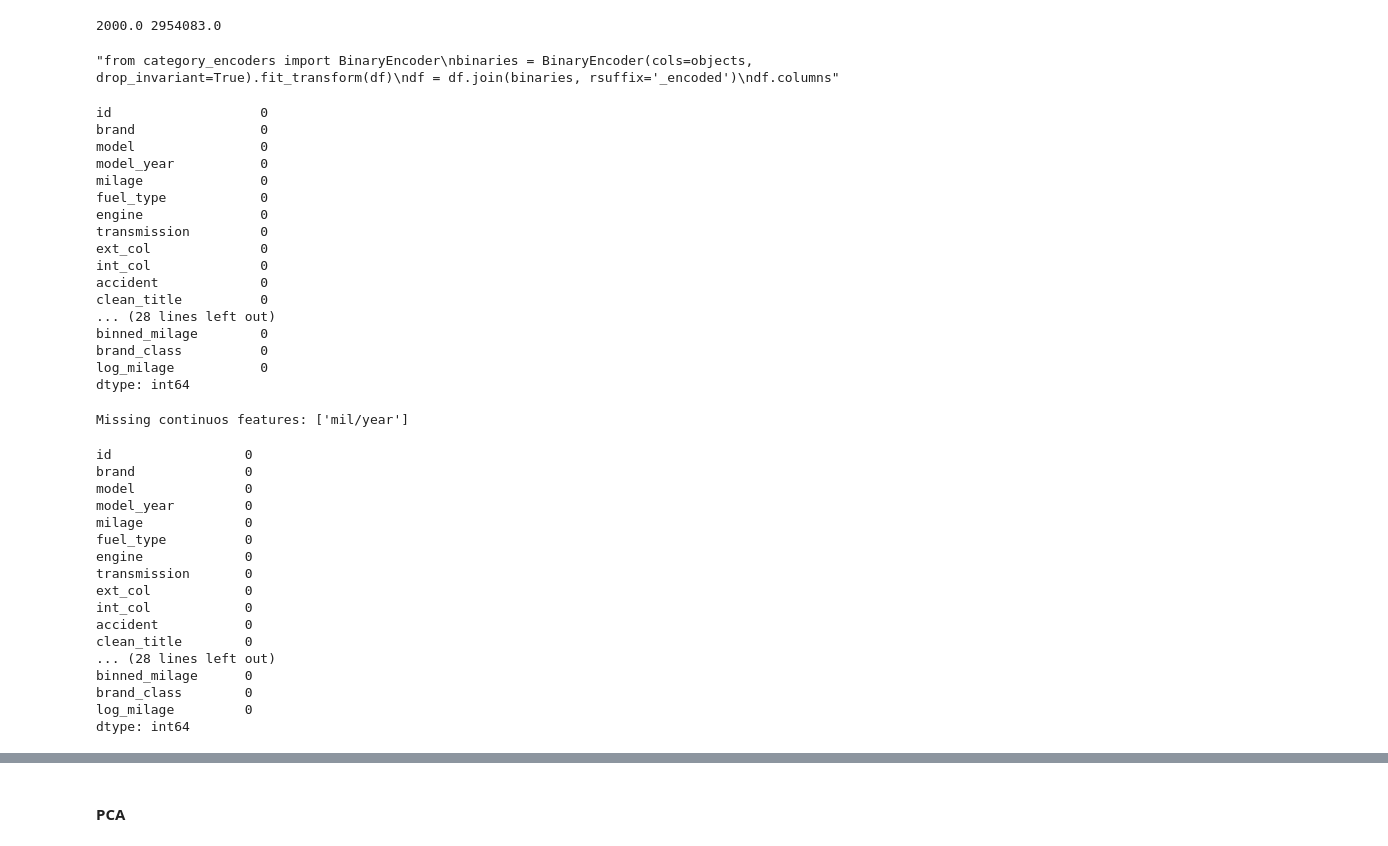
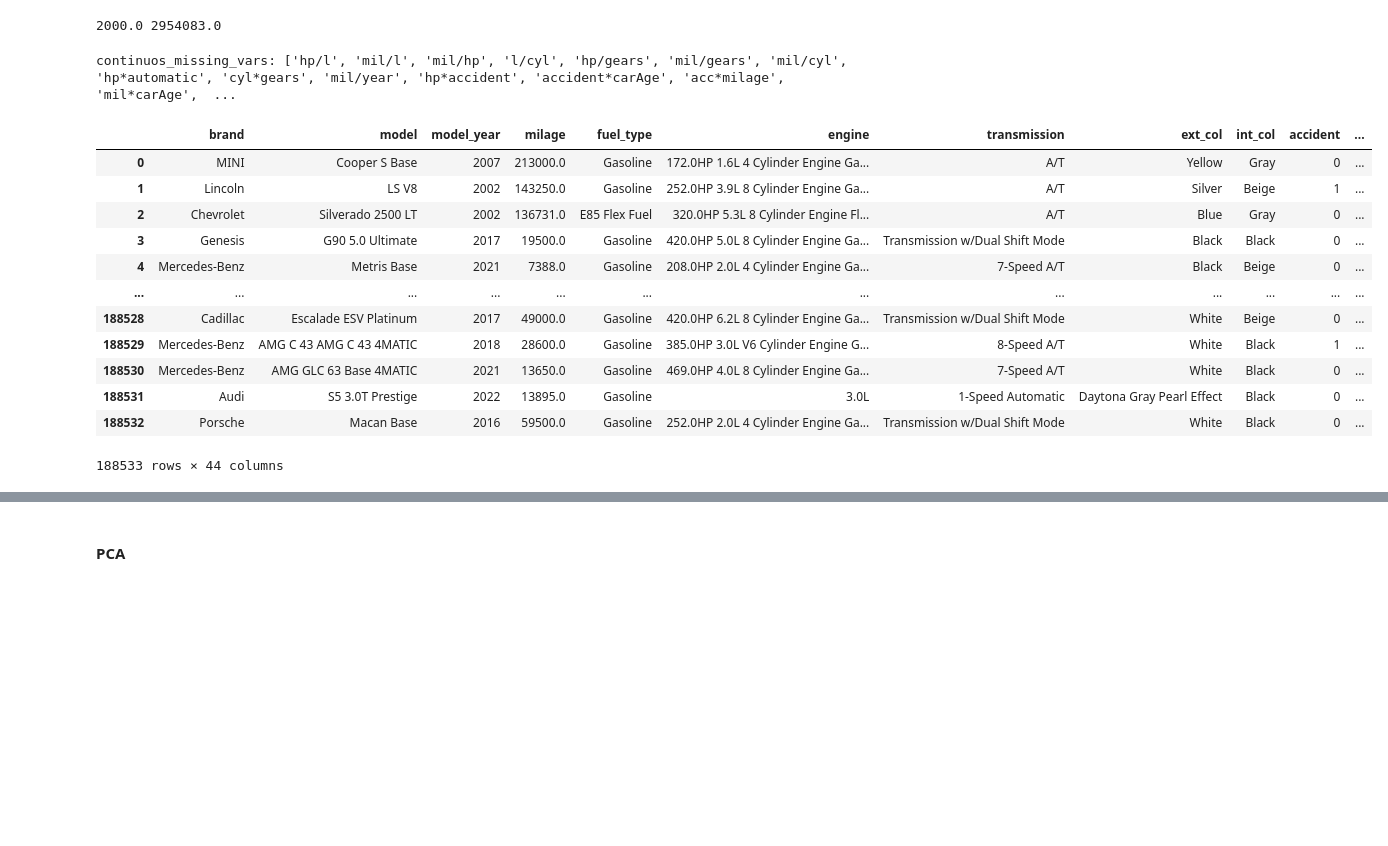
Before and after one commit to omkar-thite/used_car_regression_kaggle, a Jupyter notebook: used_car_regression.ipynb, the cells around one changed output, grey strips where cells are left out. Saved outputs shown, nothing was run; the diff lists cells and outputs as text; code cells hidden in the pictures; blank space fills up the shorter version.

```diff
--- a/used_car_regression.ipynb
+++ b/used_car_regression.ipynb
@@ -74,0 +116,4 @@ Missing categories: ['fuel_type', 'accident', 'clean_title']
+# %%
+cleaner = Cleaner(df = df)
+cleaner.clean_categoricals()
+df.isnull().sum()
@@ -186,9 +248,5 @@ def create_interactions(df):
 # %%
 df = create_features(df)
 # %%
-# Create a list to track categorical variables
 # We will treat some suitable variables as categorical
-new_categoricals = list(df.select_dtypes(include=[int, object]).columns)
-new_categoricals.extend(['L', 'cylinders', 'gears'])
-new_categoricals.remove('id')
-new_categoricals
+cleaner.update_vars(e_categoricals = ['L', 'cylinders', 'gears'])
@@ -381,57 +405,22 @@ def additional_features(df):
     return df
 # %%
 df = additional_features(df)
-# %%
-'''from category_encoders import BinaryEncoder
-binaries = BinaryEncoder(cols=objects, drop_invariant=True).fit_transform(df)
-df = df.join(binaries, rsuffix='_encoded')
-df.columns'''
-# %% [output]
-"from category_encoders import BinaryEncoder\nbinaries = BinaryEncoder(cols=objects, drop_invariant=True).fit_transform(df)\ndf = df.join(binaries, rsuffix='_encoded')\ndf.columns"
-# %%
-# Check for missing values
-print(df.isnull().sum())
-# %% [output]
-id                   0
-brand                0
-model                0
-model_year           0
-milage               0
-fuel_type            0
-engine               0
-transmission         0
-ext_col              0
-int_col              0
-accident             0
-clean_title          0
-... (28 lines left out)
-binned_milage        0
-brand_class          0
-log_milage           0
-dtype: int64
-# %%
-df = df_missing_cont(df, new_categoricals)
-# %% [output]
-Missing continuos features: ['mil/year']
-# %%
-print(df.isnull().sum())
-# %% [output]
-id                 0
-brand              0
-model              0
-model_year         0
-milage             0
-fuel_type          0
-engine             0
-transmission       0
-ext_col            0
-int_col            0
-accident           0
-clean_title        0
-... (28 lines left out)
-binned_milage      0
-brand_class        0
-log_milage         0
-dtype: int64
+# %%
+cleaner.clean_continuos()
+# %% [output]
+continuos_missing_vars: ['hp/l', 'mil/l', 'mil/hp', 'l/cyl', 'hp/gears', 'mil/gears', 'mil/cyl', 'hp*automatic', 'cyl*gears', 'mil/year', 'hp*accident', 'accident*carAge', 'acc*milage', 'mil*carAge',  ...
+|  | brand | model | model_year | milage | fuel_type | engine | transmission | ext_col | int_col | accident | ... |
+| 0 | MINI | Cooper S Base | 2007 | 213000.0 | Gasoline | 172.0HP 1.6L 4 Cylinder Engine Ga... | A/T | Yellow | Gray | 0 | ... |
+| 1 | Lincoln | LS V8 | 2002 | 143250.0 | Gasoline | 252.0HP 3.9L 8 Cylinder Engine Ga... | A/T | Silver | Beige | 1 | ... |
+| 2 | Chevrolet | Silverado 2500 LT | 2002 | 136731.0 | E85 Flex Fuel | 320.0HP 5.3L 8 Cylinder Engine Fl... | A/T | Blue | Gray | 0 | ... |
+| 3 | Genesis | G90 5.0 Ultimate | 2017 | 19500.0 | Gasoline | 420.0HP 5.0L 8 Cylinder Engine Ga... | Transmission w/Dual Shift Mode | Black | Black | 0 | ... |
+| 4 | Mercedes-Benz | Metris Base | 2021 | 7388.0 | Gasoline | 208.0HP 2.0L 4 Cylinder Engine Ga... | 7-Speed A/T | Black | Beige | 0 | ... |
+| ... | ... | ... | ... | ... | ... | ... | ... | ... | ... | ... | ... |
+| 188528 | Cadillac | Escalade ESV Platinum | 2017 | 49000.0 | Gasoline | 420.0HP 6.2L 8 Cylinder Engine Ga... | Transmission w/Dual Shift Mode | White | Beige | 0 | ... |
+| 188529 | Mercedes-Benz | AMG C 43 AMG C 43 4MATIC | 2018 | 28600.0 | Gasoline | 385.0HP 3.0L V6 Cylinder Engine G... | 8-Speed A/T | White | Black | 1 | ... |
+| 188530 | Mercedes-Benz | AMG GLC 63 Base 4MATIC | 2021 | 13650.0 | Gasoline | 469.0HP 4.0L 8 Cylinder Engine Ga... | 7-Speed A/T | White | Black | 0 | ... |
+| 188531 | Audi | S5 3.0T Prestige | 2022 | 13895.0 | Gasoline | 3.0L | 1-Speed Automatic | Daytona Gray Pearl Effect | Black | 0 | ... |
+| 188532 | Porsche | Macan Base | 2016 | 59500.0 | Gasoline | 252.0HP 2.0L 4 Cylinder Engine Ga... | Transmission w/Dual Shift Mode | White | Black | 0 | ... |
+188533 rows × 44 columns
 # %%
 # Label categorical features
```
Also changed, not shown: parts of 70 cells of this notebook.
